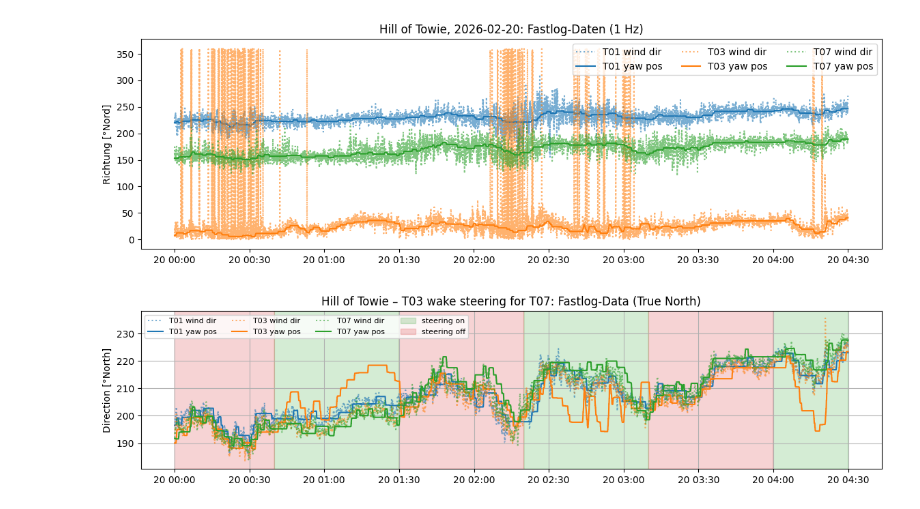
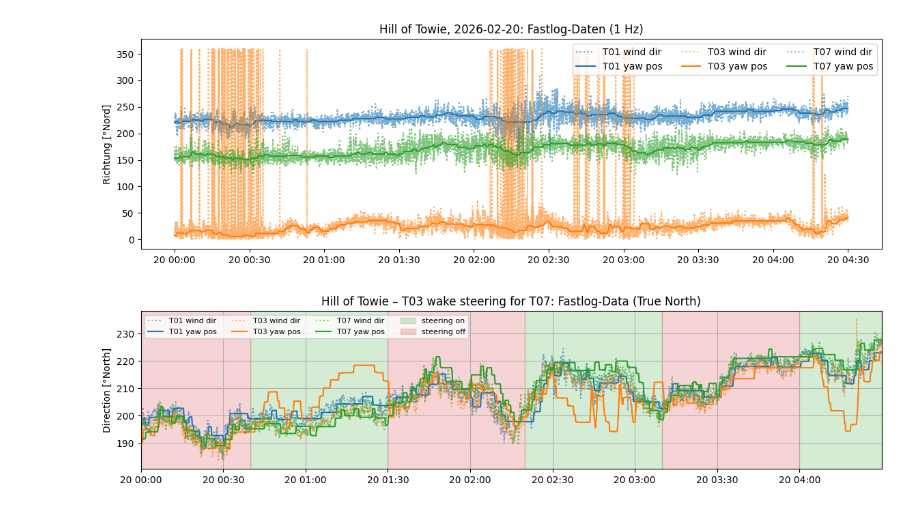
Before and after one commit to rfeusi/hill-of-towie-open-source-analysis, a Jupyter notebook: Simulation.ipynb, the cells around one changed output. Cells and saved outputs as stored; diff of their text form; code cells hidden in the pictures.

```diff
--- a/Simulation.ipynb
+++ b/Simulation.ipynb
@@ -335,31 +335,32 @@ dy_tags = [
 
 fl = load_hot_fl_data(
     data_dir=get_filestore_dir(),
     wtg_numbers=[1, 3, 7],
     start_dt=start,
     end_dt_excl=end_excl,
     extra_tags=dy_tags,
 )
 
 YAW = "computed_driver_pre_processed_yaw_direction_true_degrees"
 WD = "computed_core_post_processed_consensus_wind_direction_true_degrees"
 TOGGLE = "computed_driver_post_processed_toggle_state"
 
 fig, ax = plt.subplots(figsize=(14, 3))
 for name, c in colors.items():
     ax.plot(fl.index, fl[(name, WD)], color=c, ls=":", alpha=0.6, label=f"{name} wind dir")
     ax.plot(fl.index, fl[(name, YAW)], color=c, label=f"{name} yaw pos")
 
 # Steering-Phasen von T03 hinterlegen
 toggle = fl[("T03", TOGGLE)]
 ax.fill_between(fl.index, 0, 1, where=(toggle == 1), transform=ax.get_xaxis_transform(),
                 color="tab:green", alpha=0.2, label="steering on")
 ax.fill_between(fl.index, 0, 1, where=(toggle == 0), transform=ax.get_xaxis_transform(),
                 color="tab:red", alpha=0.2, label="steering off")
 
 ax.set_ylabel("Direction [°North]")
 ax.set_title("Hill of Towie – T03 wake steering for T07: Fastlog-Data (True North)")
 ax.legend(ncol=4, fontsize=8)
 ax.grid()
+ax.margins(x=0)
 # %% [output]
-[figure, old version]
+[figure, new version]
```
Also changed, not shown: parts of 1 cell of this notebook.
